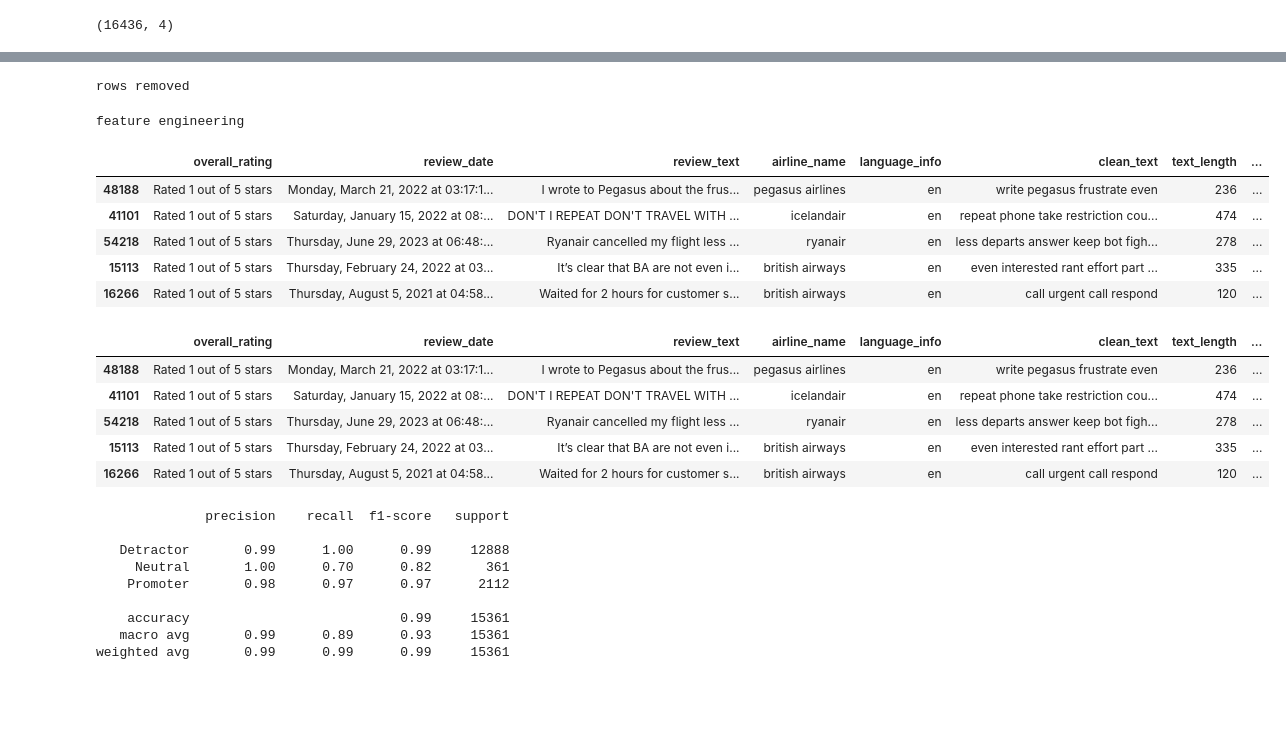
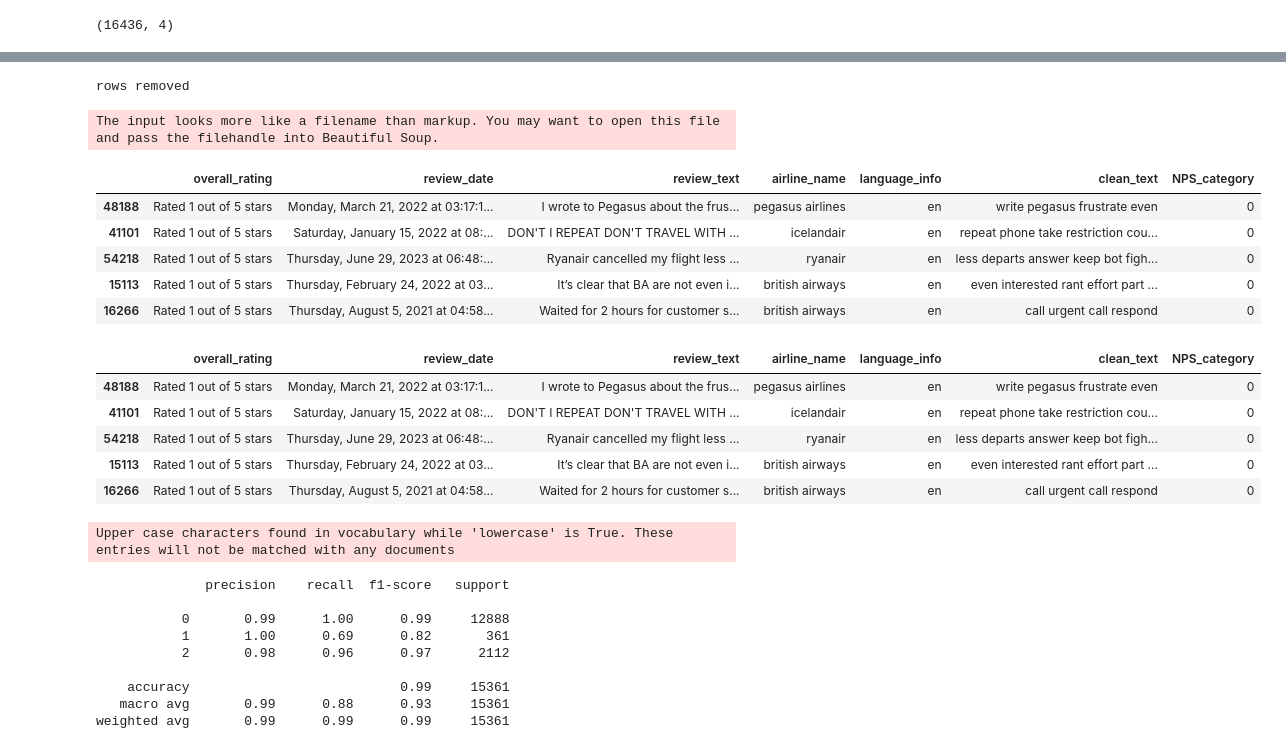
Before and after one commit to gangula-karthik/Altitude-Analytics, a Jupyter notebook: Modelling.ipynb, the cells around one changed output, grey strips where cells are left out. Drawn from its saved outputs; the diff is of its cells as text; code cells hidden in the pictures; blank space fills up the shorter version.

```diff
--- a/Modelling.ipynb
+++ b/Modelling.ipynb
@@ -119,8 +132,8 @@ warnings.filterwarnings("ignore", category=FutureWarning)
 # %% [markdown]
 ## Data Preparation
 # %%
-# df = pd.read_csv("/kaggle/input/training-data/karthik_cleaned_data.csv", index_col=[0])
-df = pd.read_csv("./DataScraping_and_processing/karthik_cleaned_data.csv", index_col=[0])
+df = pd.read_csv("/kaggle/input/training-data/karthik_cleaned_data.csv", index_col=[0])
+# df = pd.read_csv("./DataScraping_and_processing/karthik_cleaned_data.csv", index_col=[0])
 df.head()
 # %% [output]
 |  | overall_rating | review_date | review_text | airline_name | NPS_category | NPS | language_info | ... |
@@ -733,7 +885,7 @@ weighted avg       0.98      0.85      0.90     14152
 # %% [markdown]
 ## Evaluation
 # %%
-test_df = pd.read_csv("./DataScraping_and_processing/testing_data.csv", index_col=0)
+test_df = pd.read_csv("/kaggle/input/dataprocessing/testing_data.csv", index_col=0)
 test_df.head()
 # %% [output]
 |  | overall_rating | review_date | review_text | airline_name |
@@ -998,17 +1170,19 @@ Rare Words: {'8t', 'mtl', 'outlawed', 'prizing', 'alleviated', 'fulltime', 'comp
 # %%
+# nltk.download('wordnet')
+
 test_df = data_cleaning_pipeline.fit_transform(test_df)
 test_df['clean_text'] = text_preprocessing_pipeline.fit_transform(test_df['review_text'])
-processed_df = feature_generation_pipeline.fit_transform(test_df)
-processed_df.head()
+# processed_df = feature_generation_pipeline.fit_transform(test_df)
+test_df.head()
 # %% [output]
 rows removed
-feature engineering
+The input looks more like a filename than markup. You may want to open this file and pass the filehandle into Beautiful Soup.
-|  | overall_rating | review_date | review_text | airline_name | language_info | clean_text | text_length | ... |
-| 48188 | Rated 1 out of 5 stars | Monday, March 21, 2022 at 03:17:1... | I wrote to Pegasus about the frus... | pegasus airlines | en | write pegasus frustrate even | 236 | ... |
-| 41101 | Rated 1 out of 5 stars | Saturday, January 15, 2022 at 08:... | DON'T I REPEAT DON'T TRAVEL WITH ... | icelandair | en | repeat phone take restriction cou... | 474 | ... |
-| 54218 | Rated 1 out of 5 stars | Thursday, June 29, 2023 at 06:48:... | Ryanair cancelled my flight less ... | ryanair | en | less departs answer keep bot figh... | 278 | ... |
-| 15113 | Rated 1 out of 5 stars | Thursday, February 24, 2022 at 03... | It’s clear that BA are not even i... | british airways | en | even interested rant effort part ... | 335 | ... |
-| 16266 | Rated 1 out of 5 stars | Thursday, August 5, 2021 at 04:58... | Waited for 2 hours for customer s... | british airways | en | call urgent call respond | 120 | ... |
+|  | overall_rating | review_date | review_text | airline_name | language_info | clean_text | NPS_category |
+| 48188 | Rated 1 out of 5 stars | Monday, March 21, 2022 at 03:17:1... | I wrote to Pegasus about the frus... | pegasus airlines | en | write pegasus frustrate even | 0 |
+| 41101 | Rated 1 out of 5 stars | Saturday, January 15, 2022 at 08:... | DON'T I REPEAT DON'T TRAVEL WITH ... | icelandair | en | repeat phone take restriction cou... | 0 |
+| 54218 | Rated 1 out of 5 stars | Thursday, June 29, 2023 at 06:48:... | Ryanair cancelled my flight less ... | ryanair | en | less departs answer keep bot figh... | 0 |
+| 15113 | Rated 1 out of 5 stars | Thursday, February 24, 2022 at 03... | It’s clear that BA are not even i... | british airways | en | even interested rant effort part ... | 0 |
+| 16266 | Rated 1 out of 5 stars | Thursday, August 5, 2021 at 04:58... | Waited for 2 hours for customer s... | british airways | en | call urgent call respond | 0 |
 # %%
 def classify_nps(rating_text):
     rating_text = rating_text.strip()
@@ -1021,16 +1195,16 @@ def classify_nps(rating_text):
 
 
 
-processed_df["NPS_category"] = processed_df["overall_rating"].apply(classify_nps)
-processed_df["NPS_category"] = processed_df["NPS_category"].map({"Detractor": 0, "Neutral": 1, "Promoter": 2})
-processed_df.head()
+test_df["NPS_category"] = test_df["overall_rating"].apply(classify_nps)
+test_df["NPS_category"] = test_df["NPS_category"].map({"Detractor": 0, "Neutral": 1, "Promoter": 2})
+test_df.head()
 # %% [output]
-|  | overall_rating | review_date | review_text | airline_name | language_info | clean_text | text_length | ... |
-| 48188 | Rated 1 out of 5 stars | Monday, March 21, 2022 at 03:17:1... | I wrote to Pegasus about the frus... | pegasus airlines | en | write pegasus frustrate even | 236 | ... |
-| 41101 | Rated 1 out of 5 stars | Saturday, January 15, 2022 at 08:... | DON'T I REPEAT DON'T TRAVEL WITH ... | icelandair | en | repeat phone take restriction cou... | 474 | ... |
-| 54218 | Rated 1 out of 5 stars | Thursday, June 29, 2023 at 06:48:... | Ryanair cancelled my flight less ... | ryanair | en | less departs answer keep bot figh... | 278 | ... |
-| 15113 | Rated 1 out of 5 stars | Thursday, February 24, 2022 at 03... | It’s clear that BA are not even i... | british airways | en | even interested rant effort part ... | 335 | ... |
-| 16266 | Rated 1 out of 5 stars | Thursday, August 5, 2021 at 04:58... | Waited for 2 hours for customer s... | british airways | en | call urgent call respond | 120 | ... |
+|  | overall_rating | review_date | review_text | airline_name | language_info | clean_text | NPS_category |
+| 48188 | Rated 1 out of 5 stars | Monday, March 21, 2022 at 03:17:1... | I wrote to Pegasus about the frus... | pegasus airlines | en | write pegasus frustrate even | 0 |
+| 41101 | Rated 1 out of 5 stars | Saturday, January 15, 2022 at 08:... | DON'T I REPEAT DON'T TRAVEL WITH ... | icelandair | en | repeat phone take restriction cou... | 0 |
+| 54218 | Rated 1 out of 5 stars | Thursday, June 29, 2023 at 06:48:... | Ryanair cancelled my flight less ... | ryanair | en | less departs answer keep bot figh... | 0 |
+| 15113 | Rated 1 out of 5 stars | Thursday, February 24, 2022 at 03... | It’s clear that BA are not even i... | british airways | en | even interested rant effort part ... | 0 |
+| 16266 | Rated 1 out of 5 stars | Thursday, August 5, 2021 at 04:58... | Waited for 2 hours for customer s... | british airways | en | call urgent call respond | 0 |
 # %%
 tfidf_vectorizer = TfidfVectorizer()
 X_train_tfidf = tfidf_vectorizer.fit_transform(df['clean_text'])
@@ -1039,7 +1213,7 @@ y_train = df['NPS_category']
 # 2-4. Compute Class-specific IDFs and Adjust Training TF-IDF
 X_train, X_test, y_train, y_test = train_test_split(df['clean_text'], df['NPS_category'], test_size=0.25, random_state=42)
 
-tfidf_vectorizer = TfidfVectorizer()
+tfidf_vectorizer = TfidfVectorizer(lowercase=True)
 X_train_tfidf = tfidf_vectorizer.fit_transform(X_train)
 
 class_idfs = []
@@ -1047,7 +1221,7 @@ unique_classes = np.unique(y_train)
 for class_idx in unique_classes:
     class_mask = (y_train == class_idx)
     class_docs = X_train[class_mask]
-    class_vectorizer = TfidfVectorizer(vocabulary=tfidf_vectorizer.vocabulary_)
+    class_vectorizer = TfidfVectorizer(vocabulary=tfidf_vectorizer.vocabulary_, lowercase=True)
     class_tfidf = class_vectorizer.fit_transform(class_docs)
     class_idf = class_vectorizer.idf_
     class_idfs.append(class_idf)
@@ -1096,12 +1270,13 @@ X_test_delta_tfidf = vstack(X_test_delta_tfidf)
 y_pred = clf.predict(X_test_delta_tfidf)
 print(classification_report(y_test, y_pred))
 # %% [output]
-              precision    recall  f1-score   support
-
-   Detractor       0.99      1.00      0.99     12888
-     Neutral       1.00      0.70      0.82       361
-    Promoter       0.98      0.97      0.97      2112
-
-    accuracy                           0.99     15361
-   macro avg       0.99      0.89      0.93     15361
-weighted avg       0.99      0.99      0.99     15361
+Upper case characters found in vocabulary while 'lowercase' is True. These entries will not be matched with any documents
+              precision    recall  f1-score   support
+
+           0       0.99      1.00      0.99     12888
+           1       1.00      0.69      0.82       361
+           2       0.98      0.96      0.97      2112
+
+    accuracy                           0.99     15361
+   macro avg       0.99      0.88      0.93     15361
+weighted avg       0.99      0.99      0.99     15361
```
Also changed, not shown: parts of 23 cells of this notebook.
